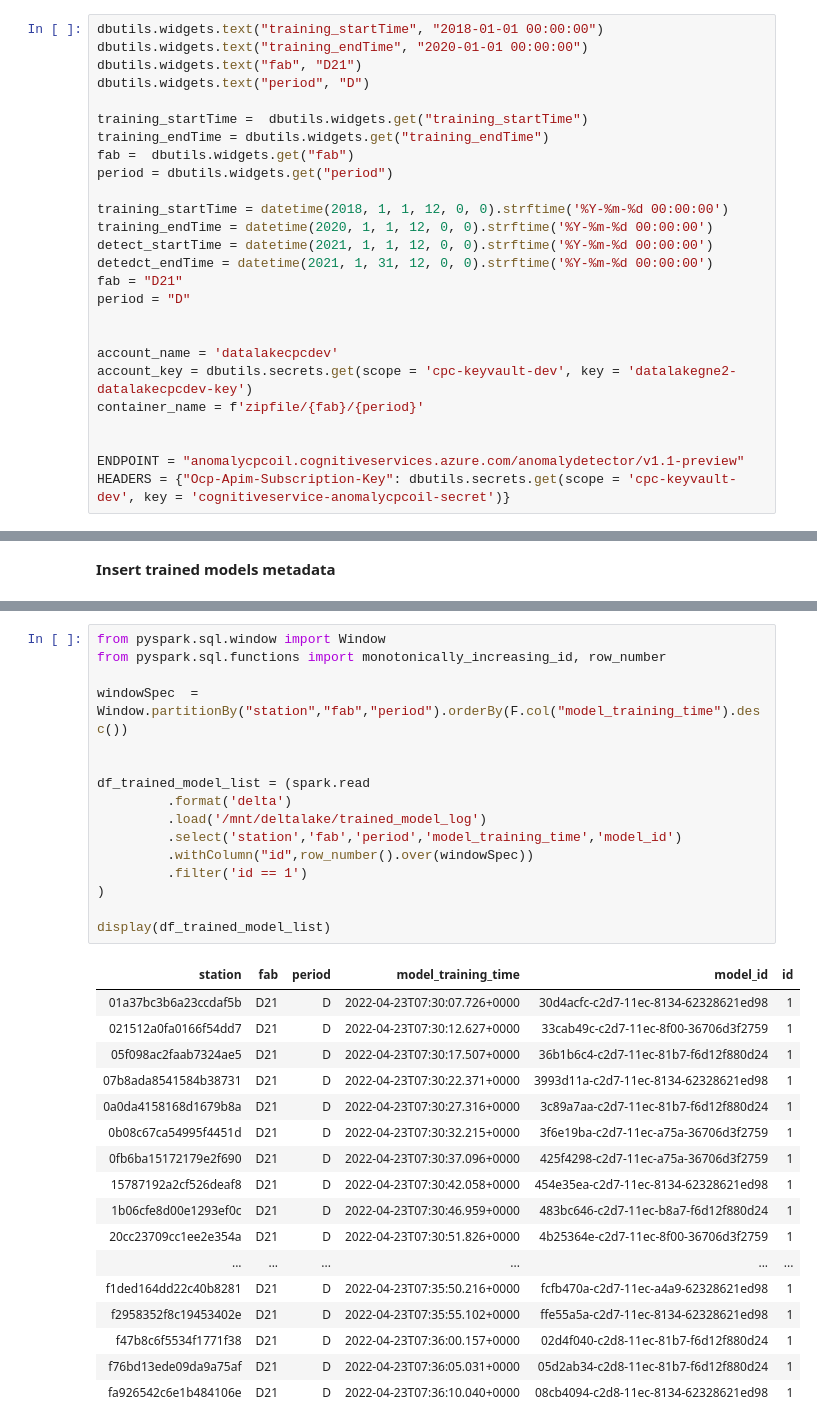
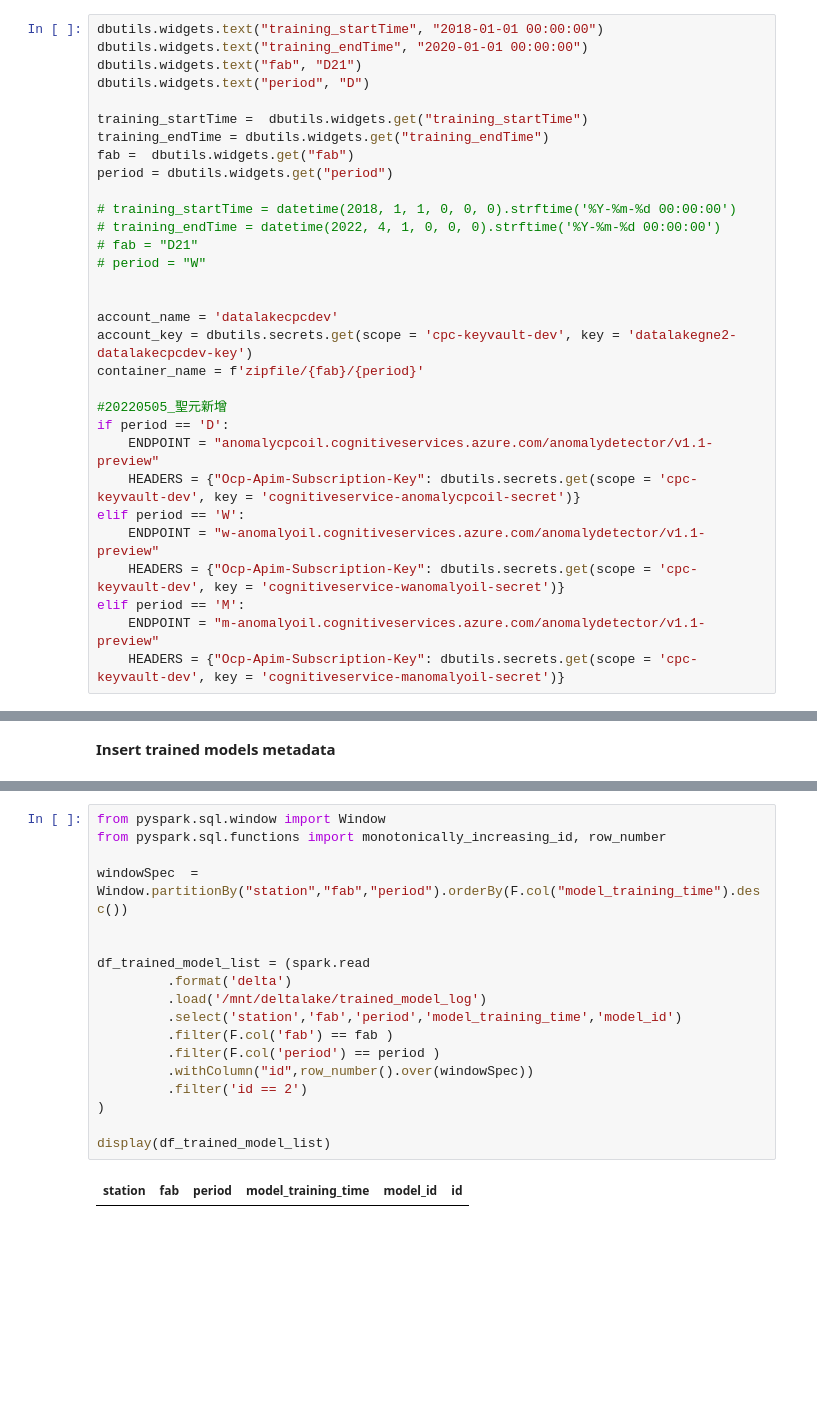
Before and after one commit to a93701011/anomaly-detection-multivariance, a Jupyter notebook: databricks/multivariance-training-final.ipynb, the cells around one changed output, grey strips where cells are left out. Drawn from its saved outputs; the diff is of its cells as text; blank space fills up the shorter version.

```diff
--- a/databricks/multivariance-training-final.ipynb
+++ b/databricks/multivariance-training-final.ipynb
@@ -21,20 +21,25 @@ training_endTime = dbutils.widgets.get("training_endTime")
 fab =  dbutils.widgets.get("fab")
 period = dbutils.widgets.get("period")
 
-training_startTime = datetime(2018, 1, 1, 12, 0, 0).strftime('%Y-%m-%d 00:00:00')
-training_endTime = datetime(2020, 1, 1, 12, 0, 0).strftime('%Y-%m-%d 00:00:00')
-detect_startTime = datetime(2021, 1, 1, 12, 0, 0).strftime('%Y-%m-%d 00:00:00')
-detedct_endTime = datetime(2021, 1, 31, 12, 0, 0).strftime('%Y-%m-%d 00:00:00')
-fab = "D21"
-period = "D"
+# training_startTime = datetime(2018, 1, 1, 0, 0, 0).strftime('%Y-%m-%d 00:00:00')
+# training_endTime = datetime(2022, 4, 1, 0, 0, 0).strftime('%Y-%m-%d 00:00:00')
+# fab = "D21"
+# period = "W"
 
 
 account_name = 'datalakecpcdev'
 account_key = dbutils.secrets.get(scope = 'cpc-keyvault-dev', key = 'datalakegne2-datalakecpcdev-key')
 container_name = f'zipfile/{fab}/{period}'
 
-
-ENDPOINT = "anomalycpcoil.cognitiveservices.azure.com/anomalydetector/v1.1-preview"
-HEADERS = {"Ocp-Apim-Subscription-Key": dbutils.secrets.get(scope = 'cpc-keyvault-dev', key = 'cognitiveservice-anomalycpcoil-secret')}
+#20220505_聖元新增
+if period == 'D':
+    ENDPOINT = "anomalycpcoil.cognitiveservices.azure.com/anomalydetector/v1.1-preview"
+    HEADERS = {"Ocp-Apim-Subscription-Key": dbutils.secrets.get(scope = 'cpc-keyvault-dev', key = 'cognitiveservice-anomalycpcoil-secret')}
+elif period == 'W':
+    ENDPOINT = "w-anomalyoil.cognitiveservices.azure.com/anomalydetector/v1.1-preview"
+    HEADERS = {"Ocp-Apim-Subscription-Key": dbutils.secrets.get(scope = 'cpc-keyvault-dev', key = 'cognitiveservice-wanomalyoil-secret')}
+elif period == 'M':
+    ENDPOINT = "m-anomalyoil.cognitiveservices.azure.com/anomalydetector/v1.1-preview"
+    HEADERS = {"Ocp-Apim-Subscription-Key": dbutils.secrets.get(scope = 'cpc-keyvault-dev', key = 'cognitiveservice-manomalyoil-secret')}
 # %% [output]
 [interactive output not drawn]
@@ -264,35 +274,21 @@ group by model metadata ( station , fab, period ) to in order to delete the mode
 # %%
 from pyspark.sql.window import Window
 from pyspark.sql.functions import monotonically_increasing_id, row_number
 
 windowSpec  = Window.partitionBy("station","fab","period").orderBy(F.col("model_training_time").desc())
 
 
 df_trained_model_list = (spark.read
          .format('delta')
          .load('/mnt/deltalake/trained_model_log')
          .select('station','fab','period','model_training_time','model_id')
+         .filter(F.col('fab') == fab )
+         .filter(F.col('period') == period )
          .withColumn("id",row_number().over(windowSpec))
-         .filter('id == 1')
+         .filter('id == 2')
 )
 
 display(df_trained_model_list)
 # %% [output]
 | station | fab | period | model_training_time | model_id | id |
-| 01a37bc3b6a23ccdaf5b | D21 | D | 2022-04-23T07:30:07.726+0000 | 30d4acfc-c2d7-11ec-8134-62328621ed98 | 1 |
-| 021512a0fa0166f54dd7 | D21 | D | 2022-04-23T07:30:12.627+0000 | 33cab49c-c2d7-11ec-8f00-36706d3f2759 | 1 |
-| 05f098ac2faab7324ae5 | D21 | D | 2022-04-23T07:30:17.507+0000 | 36b1b6c4-c2d7-11ec-81b7-f6d12f880d24 | 1 |
-| 07b8ada8541584b38731 | D21 | D | 2022-04-23T07:30:22.371+0000 | 3993d11a-c2d7-11ec-8134-62328621ed98 | 1 |
-| 0a0da4158168d1679b8a | D21 | D | 2022-04-23T07:30:27.316+0000 | 3c89a7aa-c2d7-11ec-81b7-f6d12f880d24 | 1 |
-| 0b08c67ca54995f4451d | D21 | D | 2022-04-23T07:30:32.215+0000 | 3f6e19ba-c2d7-11ec-a75a-36706d3f2759 | 1 |
-| 0fb6ba15172179e2f690 | D21 | D | 2022-04-23T07:30:37.096+0000 | 425f4298-c2d7-11ec-a75a-36706d3f2759 | 1 |
-| 15787192a2cf526deaf8 | D21 | D | 2022-04-23T07:30:42.058+0000 | 454e35ea-c2d7-11ec-8134-62328621ed98 | 1 |
-| 1b06cfe8d00e1293ef0c | D21 | D | 2022-04-23T07:30:46.959+0000 | 483bc646-c2d7-11ec-b8a7-f6d12f880d24 | 1 |
-| 20cc23709cc1ee2e354a | D21 | D | 2022-04-23T07:30:51.826+0000 | 4b25364e-c2d7-11ec-8f00-36706d3f2759 | 1 |
-| ... | ... | ... | ... | ... | ... |
-| f1ded164dd22c40b8281 | D21 | D | 2022-04-23T07:35:50.216+0000 | fcfb470a-c2d7-11ec-a4a9-62328621ed98 | 1 |
-| f2958352f8c19453402e | D21 | D | 2022-04-23T07:35:55.102+0000 | ffe55a5a-c2d7-11ec-8134-62328621ed98 | 1 |
-| f47b8c6f5534f1771f38 | D21 | D | 2022-04-23T07:36:00.157+0000 | 02d4f040-c2d8-11ec-81b7-f6d12f880d24 | 1 |
-| f76bd13ede09da9a75af | D21 | D | 2022-04-23T07:36:05.031+0000 | 05d2ab34-c2d8-11ec-81b7-f6d12f880d24 | 1 |
-| fa926542c6e1b484106e | D21 | D | 2022-04-23T07:36:10.040+0000 | 08cb4094-c2d8-11ec-8134-62328621ed98 | 1 |
 # %% [markdown]
```
Also changed, not shown: parts of 14 cells of this notebook, 2 other files.
